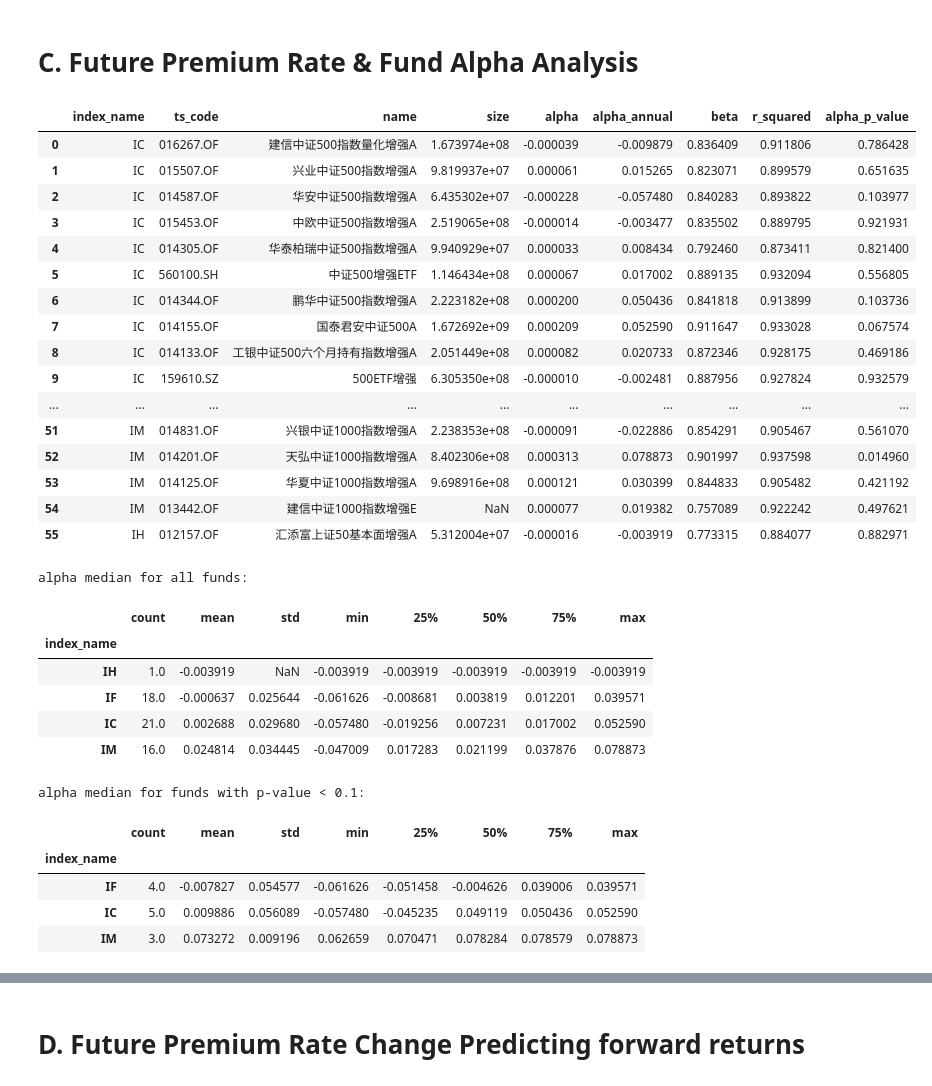
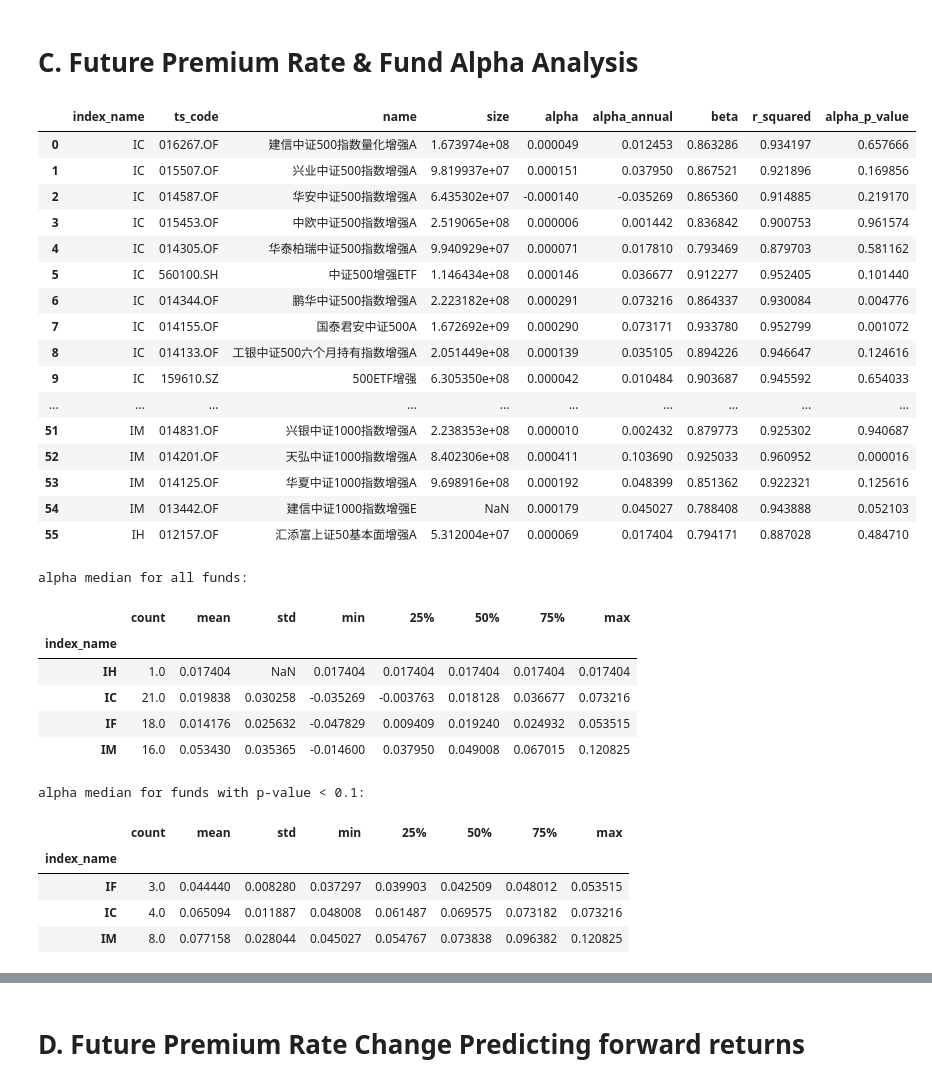
Before and after one commit to wyl1232792/future-discount, a Jupyter notebook: future.ipynb, the cells around one changed output, grey strips where cells are left out. Cells and saved outputs as stored; diff of their text form; code cells hidden in the pictures.

```diff
--- a/future.ipynb
+++ b/future.ipynb
@@ -225,67 +225,71 @@ def fit_fund_coef(index_name, start_date=start_date, end_date=end_date):
         filtered_nav.sort_index(inplace=True)
         filtered_nav = filtered_nav.loc[start_date:end_date]
         _nav = -filtered_nav.filter(['accum_nav']).apply(np.log).diff(-1).dropna()
+        if len(_nav.index) < 20:
+            print(f"Not enough data for fund {fund_ts_code} ({selected_funds[selected_funds.ts_code == fund_ts_code].name.values[0]})")
+            continue
         _nav['index_return'] = df_index_forward_log_return[index_name]
         _nav.dropna(inplace=True)
+        _nav = delete_outliers(_nav)
         X = _nav['index_return']
         Y = _nav['accum_nav']
         X = sm_api.add_constant(X)
         model = sm_api.OLS(Y, X).fit()
         model_results.append({
             'index_name': index_name,
             'ts_code': fund_ts_code,
             'name': selected_funds[selected_funds.ts_code == fund_ts_code].name.values[0],
             'size': fund_size,
             'alpha': model.params['const'],  # daily alpha
             'alpha_annual': model.params['const'] * 252,  # annualized alpha
             'beta': model.params['index_return'],
             'r_squared': model.rsquared,
             'alpha_p_value': model.pvalues['const'],
         })
     return pd.DataFrame(model_results)
 
 models_results = pd.concat([
     fit_fund_coef('IC'),
     fit_fund_coef('IF'),
     fit_fund_coef('IM'),
     fit_fund_coef('IH'),
 ], ignore_index=True)
 
 models_results
 # %% [output]
 |  | index_name | ts_code | name | size | alpha | alpha_annual | beta | r_squared | alpha_p_value |
-| 0 | IC | 016267.OF | 建信中证500指数量化增强A | 1.673974e+08 | -0.000039 | -0.009879 | 0.836409 | 0.911806 | 0.786428 |
-| 1 | IC | 015507.OF | 兴业中证500指数增强A | 9.819937e+07 | 0.000061 | 0.015265 | 0.823071 | 0.899579 | 0.651635 |
-| 2 | IC | 014587.OF | 华安中证500指数增强A | 6.435302e+07 | -0.000228 | -0.057480 | 0.840283 | 0.893822 | 0.103977 |
-| 3 | IC | 015453.OF | 中欧中证500指数增强A | 2.519065e+08 | -0.000014 | -0.003477 | 0.835502 | 0.889795 | 0.921931 |
-| 4 | IC | 014305.OF | 华泰柏瑞中证500指数增强A | 9.940929e+07 | 0.000033 | 0.008434 | 0.792460 | 0.873411 | 0.821400 |
-| 5 | IC | 560100.SH | 中证500增强ETF | 1.146434e+08 | 0.000067 | 0.017002 | 0.889135 | 0.932094 | 0.556805 |
-| 6 | IC | 014344.OF | 鹏华中证500指数增强A | 2.223182e+08 | 0.000200 | 0.050436 | 0.841818 | 0.913899 | 0.103736 |
-| 7 | IC | 014155.OF | 国泰君安中证500A | 1.672692e+09 | 0.000209 | 0.052590 | 0.911647 | 0.933028 | 0.067574 |
-| 8 | IC | 014133.OF | 工银中证500六个月持有指数增强A | 2.051449e+08 | 0.000082 | 0.020733 | 0.872346 | 0.928175 | 0.469186 |
-| 9 | IC | 159610.SZ | 500ETF增强 | 6.305350e+08 | -0.000010 | -0.002481 | 0.887956 | 0.927824 | 0.932579 |
+| 0 | IC | 016267.OF | 建信中证500指数量化增强A | 1.673974e+08 | 0.000049 | 0.012453 | 0.863286 | 0.934197 | 0.657666 |
+| 1 | IC | 015507.OF | 兴业中证500指数增强A | 9.819937e+07 | 0.000151 | 0.037950 | 0.867521 | 0.921896 | 0.169856 |
+| 2 | IC | 014587.OF | 华安中证500指数增强A | 6.435302e+07 | -0.000140 | -0.035269 | 0.865360 | 0.914885 | 0.219170 |
+| 3 | IC | 015453.OF | 中欧中证500指数增强A | 2.519065e+08 | 0.000006 | 0.001442 | 0.836842 | 0.900753 | 0.961574 |
+| 4 | IC | 014305.OF | 华泰柏瑞中证500指数增强A | 9.940929e+07 | 0.000071 | 0.017810 | 0.793469 | 0.879703 | 0.581162 |
+| 5 | IC | 560100.SH | 中证500增强ETF | 1.146434e+08 | 0.000146 | 0.036677 | 0.912277 | 0.952405 | 0.101440 |
+| 6 | IC | 014344.OF | 鹏华中证500指数增强A | 2.223182e+08 | 0.000291 | 0.073216 | 0.864337 | 0.930084 | 0.004776 |
+| 7 | IC | 014155.OF | 国泰君安中证500A | 1.672692e+09 | 0.000290 | 0.073171 | 0.933780 | 0.952799 | 0.001072 |
+| 8 | IC | 014133.OF | 工银中证500六个月持有指数增强A | 2.051449e+08 | 0.000139 | 0.035105 | 0.894226 | 0.946647 | 0.124616 |
+| 9 | IC | 159610.SZ | 500ETF增强 | 6.305350e+08 | 0.000042 | 0.010484 | 0.903687 | 0.945592 | 0.654033 |
 | ... | ... | ... | ... | ... | ... | ... | ... | ... | ... |
-| 51 | IM | 014831.OF | 兴银中证1000指数增强A | 2.238353e+08 | -0.000091 | -0.022886 | 0.854291 | 0.905467 | 0.561070 |
-| 52 | IM | 014201.OF | 天弘中证1000指数增强A | 8.402306e+08 | 0.000313 | 0.078873 | 0.901997 | 0.937598 | 0.014960 |
-| 53 | IM | 014125.OF | 华夏中证1000指数增强A | 9.698916e+08 | 0.000121 | 0.030399 | 0.844833 | 0.905482 | 0.421192 |
-| 54 | IM | 013442.OF | 建信中证1000指数增强E | NaN | 0.000077 | 0.019382 | 0.757089 | 0.922242 | 0.497621 |
-| 55 | IH | 012157.OF | 汇添富上证50基本面增强A | 5.312004e+07 | -0.000016 | -0.003919 | 0.773315 | 0.884077 | 0.882971 |
+| 51 | IM | 014831.OF | 兴银中证1000指数增强A | 2.238353e+08 | 0.000010 | 0.002432 | 0.879773 | 0.925302 | 0.940687 |
+| 52 | IM | 014201.OF | 天弘中证1000指数增强A | 8.402306e+08 | 0.000411 | 0.103690 | 0.925033 | 0.960952 | 0.000016 |
+| 53 | IM | 014125.OF | 华夏中证1000指数增强A | 9.698916e+08 | 0.000192 | 0.048399 | 0.851362 | 0.922321 | 0.125616 |
+| 54 | IM | 013442.OF | 建信中证1000指数增强E | NaN | 0.000179 | 0.045027 | 0.788408 | 0.943888 | 0.052103 |
+| 55 | IH | 012157.OF | 汇添富上证50基本面增强A | 5.312004e+07 | 0.000069 | 0.017404 | 0.794171 | 0.887028 | 0.484710 |
 # %%
 print('alpha median for all funds:')
-display(models.groupby('index_name').alpha_annual.describe().sort_values('50%'))
+display(models_results.groupby('index_name').alpha_annual.describe().sort_values('50%'))
 print('alpha median for funds with p-value < 0.1:')
-display(models.query('alpha_p_value < 0.2').groupby('index_name').alpha_annual.describe().sort_values('50%'))
+display(models_results.query('alpha_p_value < 0.1').groupby('index_name').alpha_annual.describe().sort_values('50%'))
 # %% [output]
 alpha median for all funds:
 |  | count | mean | std | min | 25% | 50% | 75% | max |
 | index_name |  |  |  |  |  |  |  |  |
-| IH | 1.0 | -0.003919 | NaN | -0.003919 | -0.003919 | -0.003919 | -0.003919 | -0.003919 |
-| IF | 18.0 | -0.000637 | 0.025644 | -0.061626 | -0.008681 | 0.003819 | 0.012201 | 0.039571 |
-| IC | 21.0 | 0.002688 | 0.029680 | -0.057480 | -0.019256 | 0.007231 | 0.017002 | 0.052590 |
-| IM | 16.0 | 0.024814 | 0.034445 | -0.047009 | 0.017283 | 0.021199 | 0.037876 | 0.078873 |
+| IH | 1.0 | 0.017404 | NaN | 0.017404 | 0.017404 | 0.017404 | 0.017404 | 0.017404 |
+| IC | 21.0 | 0.019838 | 0.030258 | -0.035269 | -0.003763 | 0.018128 | 0.036677 | 0.073216 |
+| IF | 18.0 | 0.014176 | 0.025632 | -0.047829 | 0.009409 | 0.019240 | 0.024932 | 0.053515 |
+| IM | 16.0 | 0.053430 | 0.035365 | -0.014600 | 0.037950 | 0.049008 | 0.067015 | 0.120825 |
 alpha median for funds with p-value < 0.1:
 |  | count | mean | std | min | 25% | 50% | 75% | max |
 | index_name |  |  |  |  |  |  |  |  |
-| IF | 4.0 | -0.007827 | 0.054577 | -0.061626 | -0.051458 | -0.004626 | 0.039006 | 0.039571 |
-| IC | 5.0 | 0.009886 | 0.056089 | -0.057480 | -0.045235 | 0.049119 | 0.050436 | 0.052590 |
-| IM | 3.0 | 0.073272 | 0.009196 | 0.062659 | 0.070471 | 0.078284 | 0.078579 | 0.078873 |
+| IF | 3.0 | 0.044440 | 0.008280 | 0.037297 | 0.039903 | 0.042509 | 0.048012 | 0.053515 |
+| IC | 4.0 | 0.065094 | 0.011887 | 0.048008 | 0.061487 | 0.069575 | 0.073182 | 0.073216 |
+| IM | 8.0 | 0.077158 | 0.028044 | 0.045027 | 0.054767 | 0.073838 | 0.096382 | 0.120825 |
```
Also changed, not shown: parts of 2 cells of this notebook.
